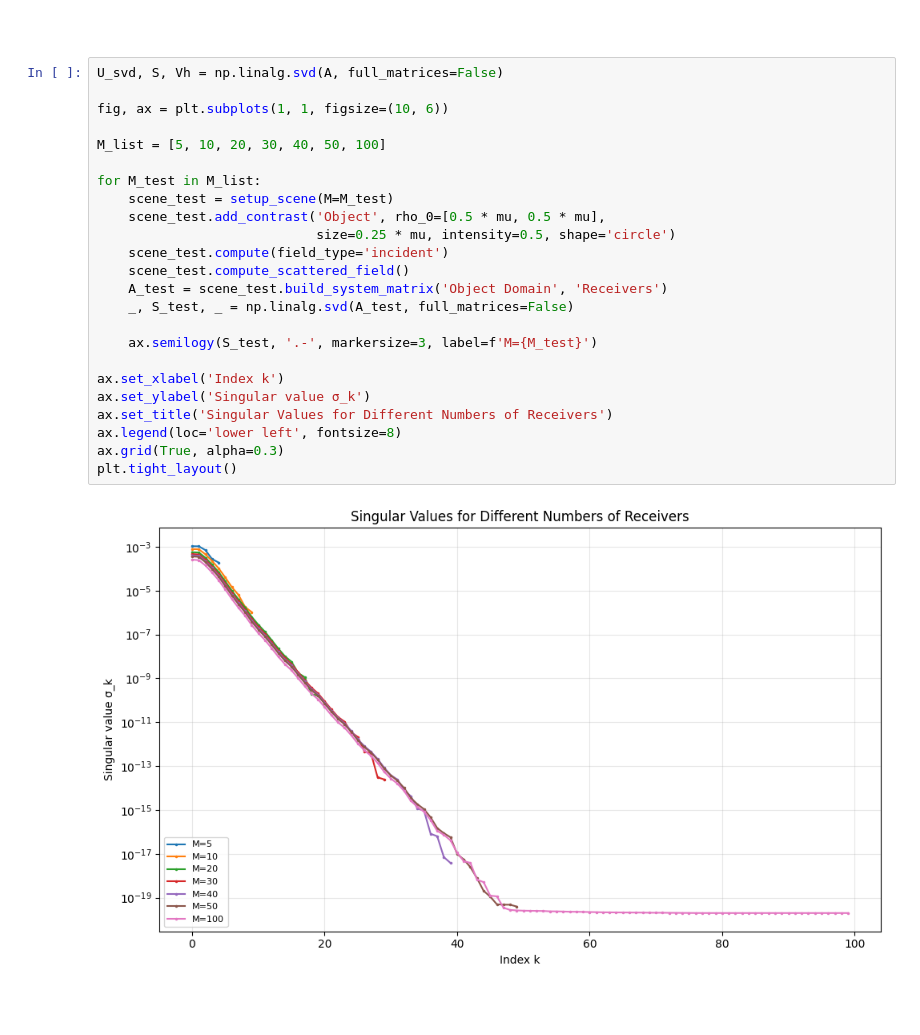
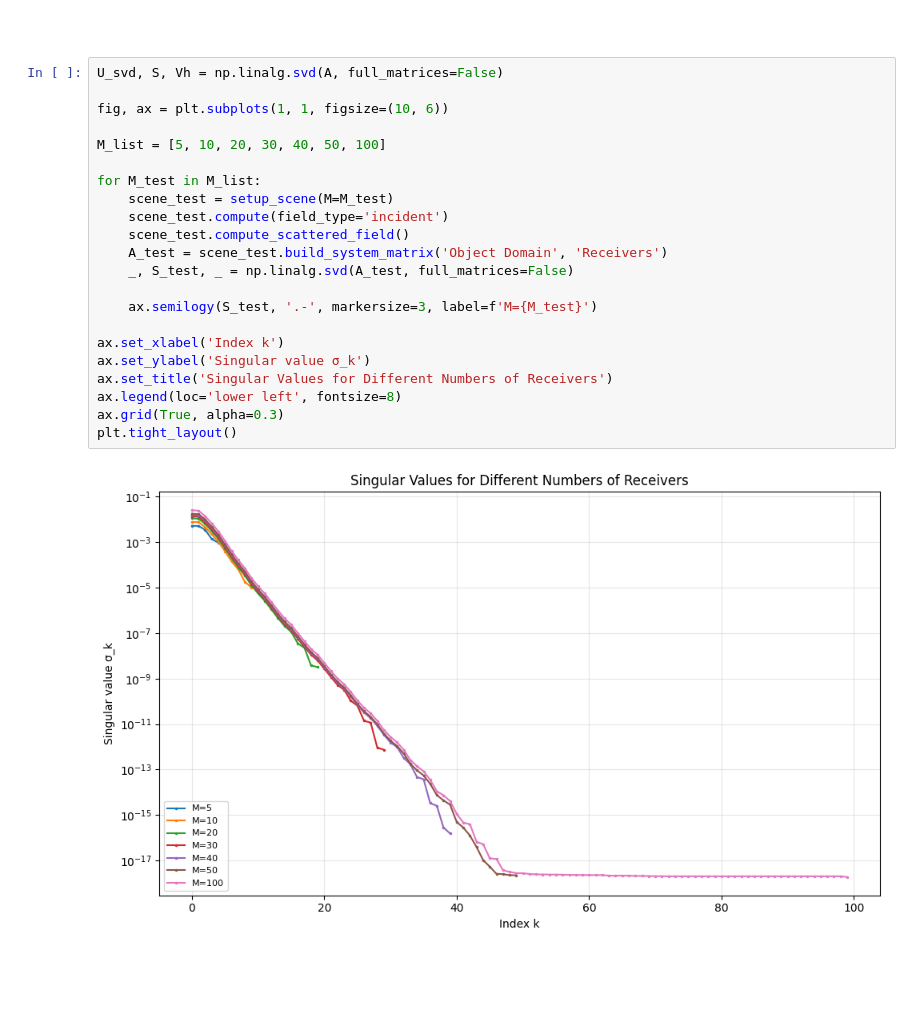
Before and after one commit to TTjochem/Wavefield-Imaging-Assignment, a Jupyter notebook: Main.ipynb, the cells around one changed output. Drawn from its saved outputs; the diff is of its cells as text; blank space fills up the shorter version.

```diff
--- a/Main.ipynb
+++ b/Main.ipynb
@@ -225,29 +223,27 @@ print(f"  M (receivers): {A.shape[0]}")
 # %%
 U_svd, S, Vh = np.linalg.svd(A, full_matrices=False)
 
 fig, ax = plt.subplots(1, 1, figsize=(10, 6))
 
 M_list = [5, 10, 20, 30, 40, 50, 100]
 
 for M_test in M_list:
     scene_test = setup_scene(M=M_test)
-    scene_test.add_contrast('Object', rho_0=[0.5 * mu, 0.5 * mu],
-                            size=0.25 * mu, intensity=0.5, shape='circle')
     scene_test.compute(field_type='incident')
     scene_test.compute_scattered_field()
     A_test = scene_test.build_system_matrix('Object Domain', 'Receivers')
     _, S_test, _ = np.linalg.svd(A_test, full_matrices=False)
 
     ax.semilogy(S_test, '.-', markersize=3, label=f'M={M_test}')
 
 ax.set_xlabel('Index k')
 ax.set_ylabel('Singular value σ_k')
 ax.set_title('Singular Values for Different Numbers of Receivers')
 ax.legend(loc='lower left', fontsize=8)
 ax.grid(True, alpha=0.3)
 plt.tight_layout()
 # %% [output]
-[figure, old version]
+[figure, new version]
 # %% [markdown]
 <span style="font-family:Ariel; font-size:24px; color:white">
 16) Compute scattered field
```
Also changed, not shown: parts of 13 cells of this notebook.
